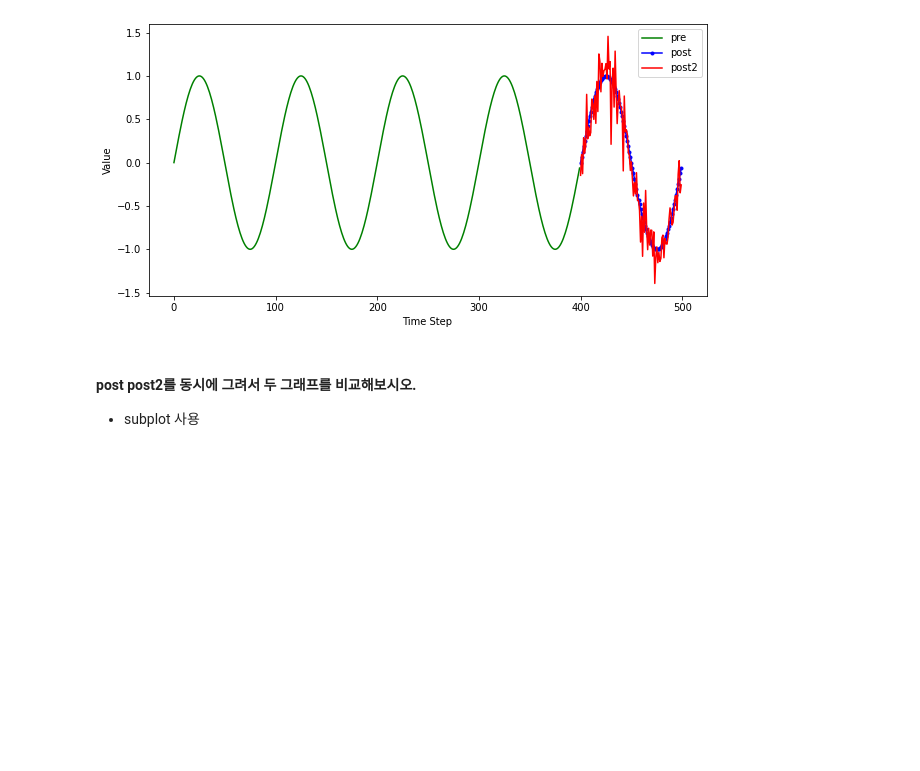
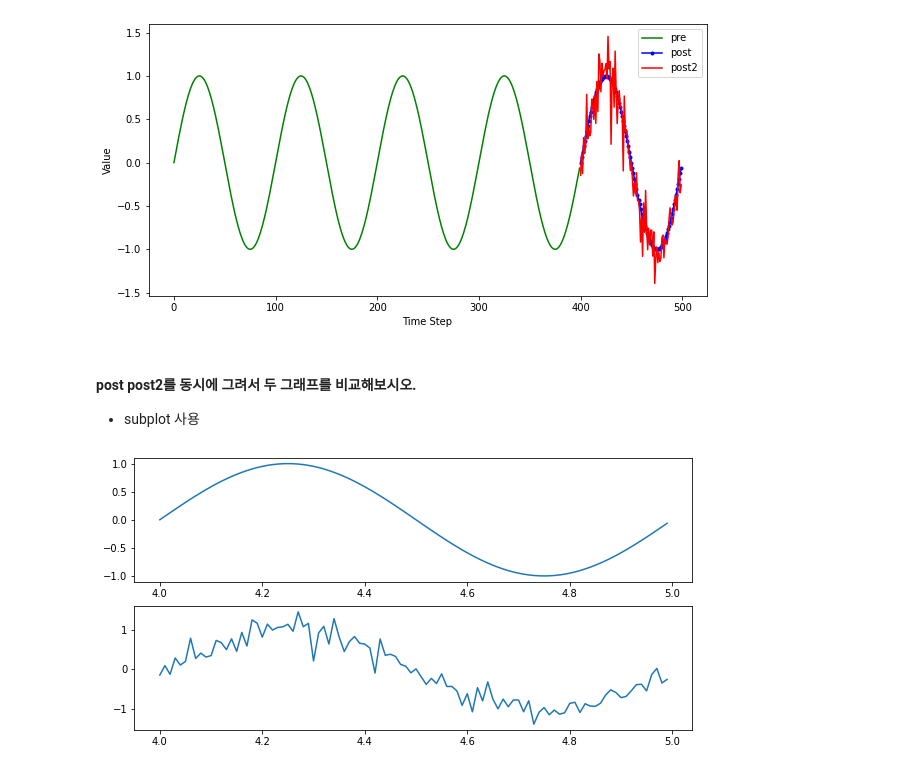
Before and after one commit to KTM001/PDM01, a Jupyter notebook: py-pandas/pandas_4_visualizing_df.ipynb, the cells around one changed output. Cells and saved outputs as stored; diff of their text form; code cells hidden in the pictures; blank space fills up the shorter version.

```diff
--- a/py-pandas/pandas_4_visualizing_df.ipynb
+++ b/py-pandas/pandas_4_visualizing_df.ipynb
@@ -237,0 +236,9 @@ plt.figure(figsize=(10,5))
+# %%
+plt.figure(figsize=(10,5))
+plt.subplot(2,1,1)
+plt.plot(post)
+plt.subplot(2,1,2)
+plt.plot(post2)
+plt.show()
+# %% [output]
+[figure, added]
```
Also changed, not shown: parts of 1 cell of this notebook.
